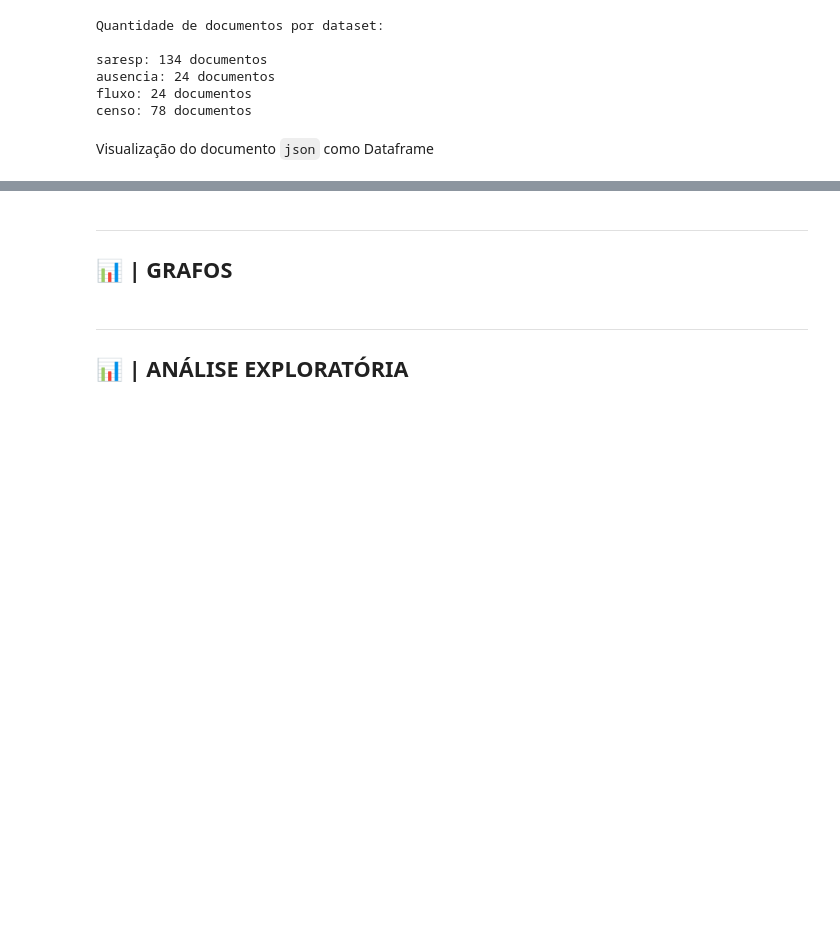
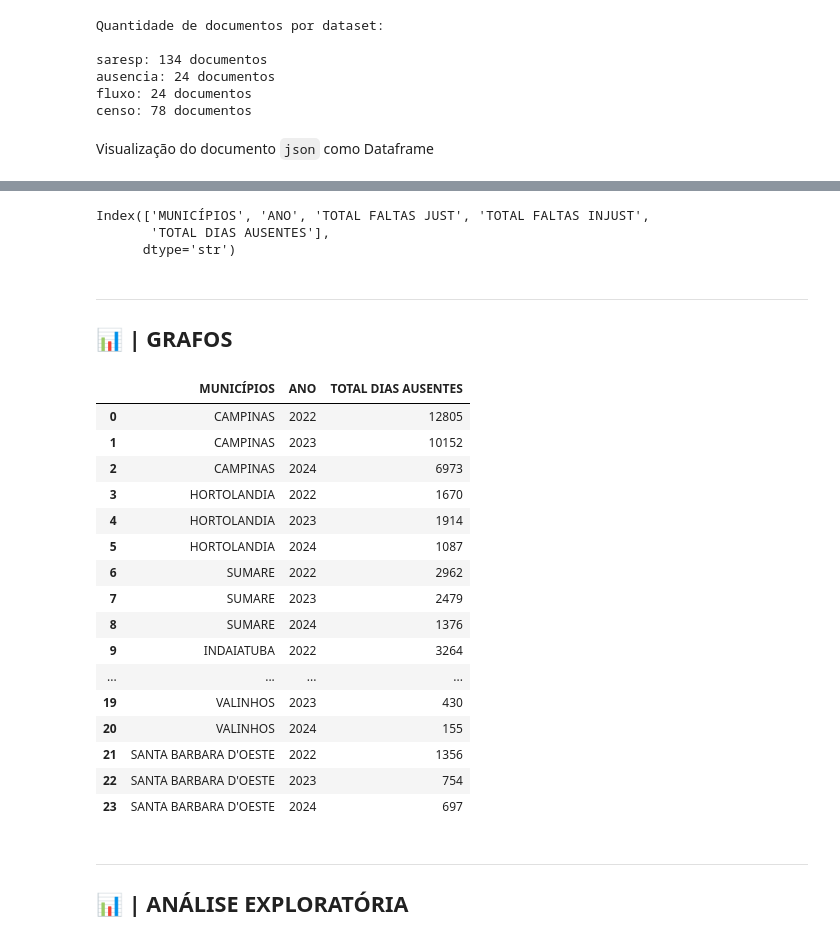
Before and after one commit to leasju/pi_educacao_qualidade, a Jupyter notebook: Notebooks/PI_ANÁLISE.ipynb, the cells around one changed output, grey strips where cells are left out. Drawn from its saved outputs; the diff is of its cells as text; code cells hidden in the pictures; blank space fills up the shorter version.

Commit message:
funcao de coluna

```diff
--- a/Notebooks/PI_ANÁLISE.ipynb
+++ b/Notebooks/PI_ANÁLISE.ipynb
@@ -213,9 +211,64 @@ for itens in arquivos.values():
 75  SANTA BARBARA D'OESTE      3545803  2024              2       0.03                          0.83             0.77          0.37           0.91              0.23       0.49          1.0    1.0      ...
 76  SANTA BARBARA D'OESTE      3545803  2024              3       0.02                           0.6             0.28           0.0           0.25              0.07       0.77          1.0    1.0      ...
 77  SANTA BARBARA D'OESTE      3545803  2024              4       0.14                          0.24              0.2          0.12            0.2               0.1       0.88          1.0    1.0      ...
+# %%
+def visualizar_com_colunas(colecao, colunas=None):
+  if db is None:
+    print(f"Erro: MongoDB não está conectado.")
+    return None
+
+  lista_dfs = []
+  for i in REGIAO_CAMPINAS:
+      results = db[colecao].find({ "MUNICÍPIOS" : i})
+      df = pd.DataFrame(list(results))
+
+      if not df.empty:
+          df = df.drop(columns=["_id"])
+          lista_dfs.append(df)
+
+  if lista_dfs:
+      df = pd.concat(lista_dfs, ignore_index=True)
+
+      # Se colunas específicas foram pedidas, retorna apenas essas
+      if colunas:
+          return df[colunas]
+      return df
+  else:
+      print(f"Nenhum dado encontrado para '{colecao}'")
+      return None
+
+# Exemplos de uso:
+df_ausencia = visualizar_com_colunas("ausencia")
+print(df_ausencia.columns)  # Ver todas as colunas
+
+# Acessar colunas específicas
+# %% [output]
+Index(['MUNICÍPIOS', 'ANO', 'TOTAL FALTAS JUST', 'TOTAL FALTAS INJUST',
+       'TOTAL DIAS AUSENTES'],
+      dtype='str')
 # %% [markdown]
 ---
 ## **📊 | GRAFOS**
+# %%
+visualizar_com_colunas("ausencia", ["MUNICÍPIOS", "ANO", "TOTAL DIAS AUSENTES"])
+# %% [output]
+|  | MUNICÍPIOS | ANO | TOTAL DIAS AUSENTES |
+| 0 | CAMPINAS | 2022 | 12805 |
+| 1 | CAMPINAS | 2023 | 10152 |
+| 2 | CAMPINAS | 2024 | 6973 |
+| 3 | HORTOLANDIA | 2022 | 1670 |
+| 4 | HORTOLANDIA | 2023 | 1914 |
+| 5 | HORTOLANDIA | 2024 | 1087 |
+| 6 | SUMARE | 2022 | 2962 |
+| 7 | SUMARE | 2023 | 2479 |
+| 8 | SUMARE | 2024 | 1376 |
+| 9 | INDAIATUBA | 2022 | 3264 |
+| ... | ... | ... | ... |
+| 19 | VALINHOS | 2023 | 430 |
+| 20 | VALINHOS | 2024 | 155 |
+| 21 | SANTA BARBARA D'OESTE | 2022 | 1356 |
+| 22 | SANTA BARBARA D'OESTE | 2023 | 754 |
+| 23 | SANTA BARBARA D'OESTE | 2024 | 697 |
 # %% [markdown]
 ---
 ## **📊 | ANÁLISE EXPLORATÓRIA**
```
Also changed, not shown: parts of 4 cells of this notebook.
